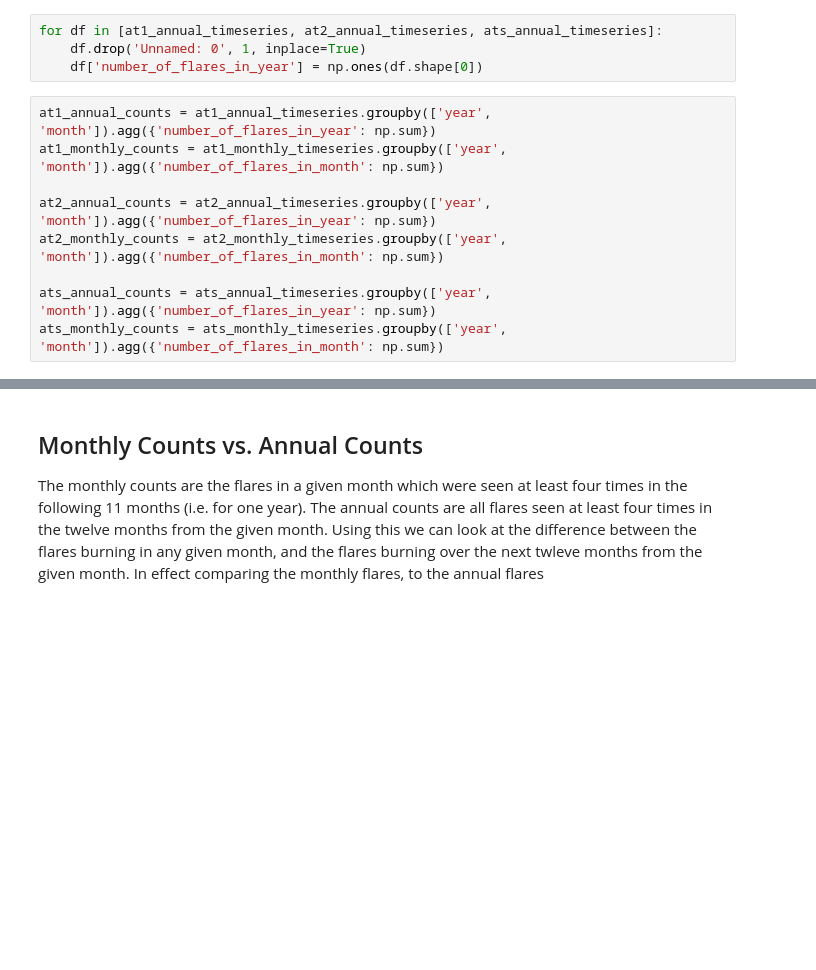
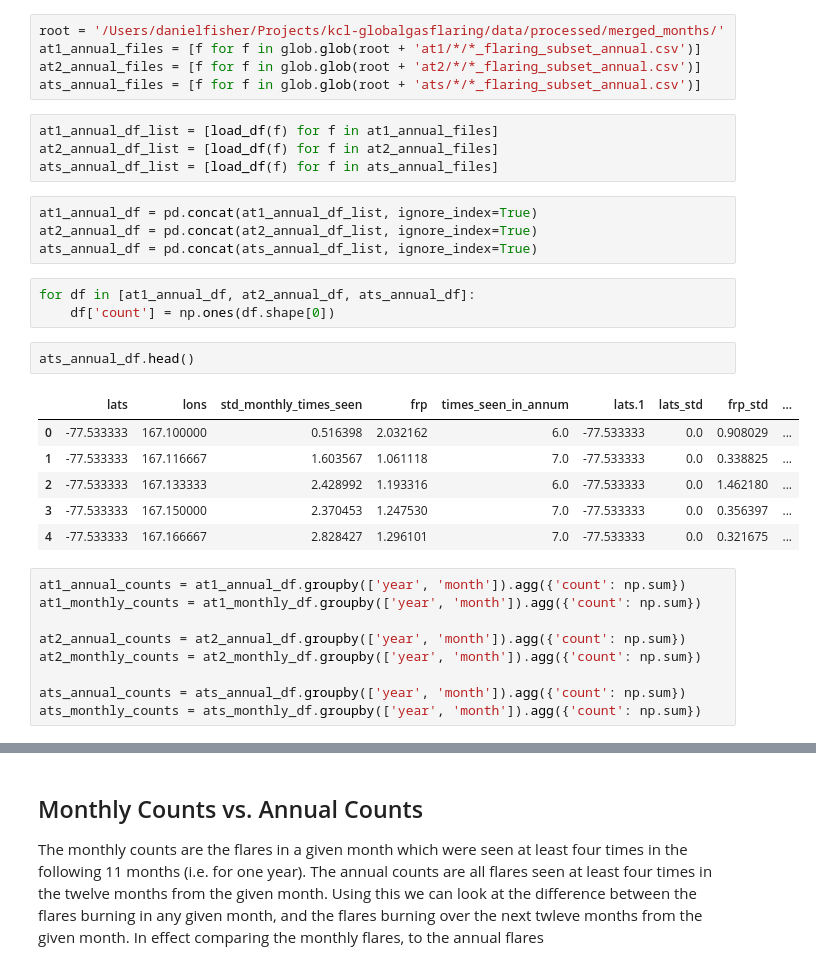
Before and after one commit to dnf0/kcl-globalgasflaring, a Jupyter notebook: notebooks/Global Gas Flaring Analysis.ipynb, the cells around one changed output, grey strips where cells are left out. Drawn from its saved outputs; the diff is of its cells as text; blank space fills up the shorter version.

```diff
--- a/notebooks/Global Gas Flaring Analysis.ipynb
+++ b/notebooks/Global Gas Flaring Analysis.ipynb
@@ -27,13 +54,34 @@ ats_annual_timeseries = pd.read_csv(os.path.join(root, 'ats', 'annual_time_serie
+# %%
+root = '/Users/danielfisher/Projects/kcl-globalgasflaring/data/processed/merged_months/'
+at1_annual_files = [f for f in glob.glob(root + 'at1/*/*_flaring_subset_annual.csv')]
+at2_annual_files = [f for f in glob.glob(root + 'at2/*/*_flaring_subset_annual.csv')]
+ats_annual_files = [f for f in glob.glob(root + 'ats/*/*_flaring_subset_annual.csv')]
+# %%
+at1_annual_df_list = [load_df(f) for f in at1_annual_files]
+at2_annual_df_list = [load_df(f) for f in at2_annual_files]
+ats_annual_df_list = [load_df(f) for f in ats_annual_files]
+# %%
+at1_annual_df = pd.concat(at1_annual_df_list, ignore_index=True)
+at2_annual_df = pd.concat(at2_annual_df_list, ignore_index=True)
+ats_annual_df = pd.concat(ats_annual_df_list, ignore_index=True)
 # %%
-for df in [at1_annual_timeseries, at2_annual_timeseries, ats_annual_timeseries]:
-    df.drop('Unnamed: 0', 1, inplace=True)
-    df['number_of_flares_in_year'] = np.ones(df.shape[0])
+for df in [at1_annual_df, at2_annual_df, ats_annual_df]:
+    df['count'] = np.ones(df.shape[0])
+# %%
+ats_annual_df.head()
+# %% [output]
+|  | lats | lons | std_monthly_times_seen | frp | times_seen_in_annum | lats.1 | lats_std | frp_std | ... |
+| 0 | -77.533333 | 167.100000 | 0.516398 | 2.032162 | 6.0 | -77.533333 | 0.0 | 0.908029 | ... |
+| 1 | -77.533333 | 167.116667 | 1.603567 | 1.061118 | 7.0 | -77.533333 | 0.0 | 0.338825 | ... |
+| 2 | -77.533333 | 167.133333 | 2.428992 | 1.193316 | 6.0 | -77.533333 | 0.0 | 1.462180 | ... |
+| 3 | -77.533333 | 167.150000 | 2.370453 | 1.247530 | 7.0 | -77.533333 | 0.0 | 0.356397 | ... |
+| 4 | -77.533333 | 167.166667 | 2.828427 | 1.296101 | 7.0 | -77.533333 | 0.0 | 0.321675 | ... |
 # %%
-at1_annual_counts = at1_annual_timeseries.groupby(['year', 'month']).agg({'number_of_flares_in_year': np.sum})
-at1_monthly_counts = at1_monthly_timeseries.groupby(['year', 'month']).agg({'number_of_flares_in_month': np.sum})
+at1_annual_counts = at1_annual_df.groupby(['year', 'month']).agg({'count': np.sum})
+at1_monthly_counts = at1_monthly_df.groupby(['year', 'month']).agg({'count': np.sum})
 
-at2_annual_counts = at2_annual_timeseries.groupby(['year', 'month']).agg({'number_of_flares_in_year': np.sum})
-at2_monthly_counts = at2_monthly_timeseries.groupby(['year', 'month']).agg({'number_of_flares_in_month': np.sum})
+at2_annual_counts = at2_annual_df.groupby(['year', 'month']).agg({'count': np.sum})
+at2_monthly_counts = at2_monthly_df.groupby(['year', 'month']).agg({'count': np.sum})
 
-ats_annual_counts = ats_annual_timeseries.groupby(['year', 'month']).agg({'number_of_flares_in_year': np.sum})
-ats_monthly_counts = ats_monthly_timeseries.groupby(['year', 'month']).agg({'number_of_flares_in_month': np.sum})
+ats_annual_counts = ats_annual_df.groupby(['year', 'month']).agg({'count': np.sum})
+ats_monthly_counts = ats_monthly_df.groupby(['year', 'month']).agg({'count': np.sum})
```
Also changed, not shown: parts of 13 cells of this notebook, 1 other file.
